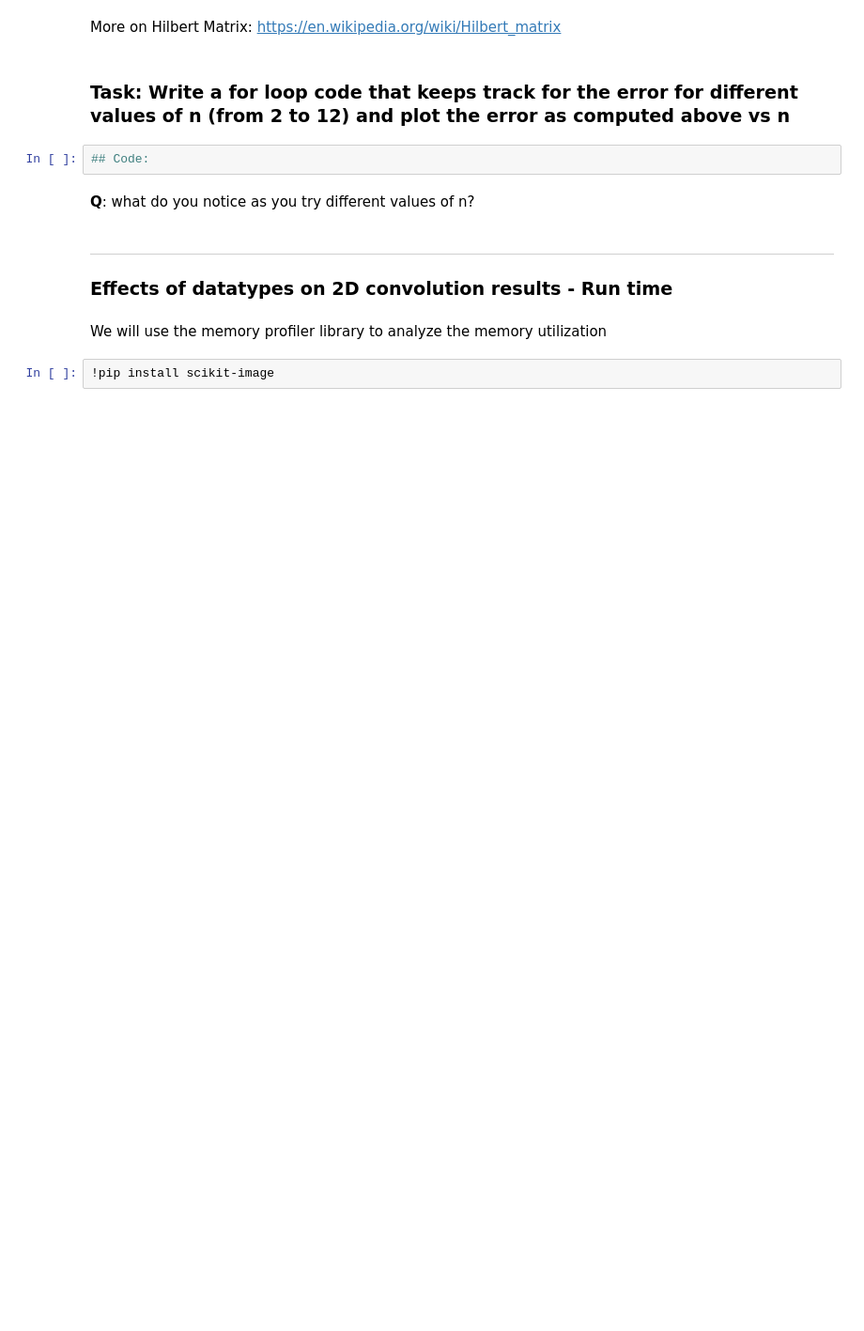
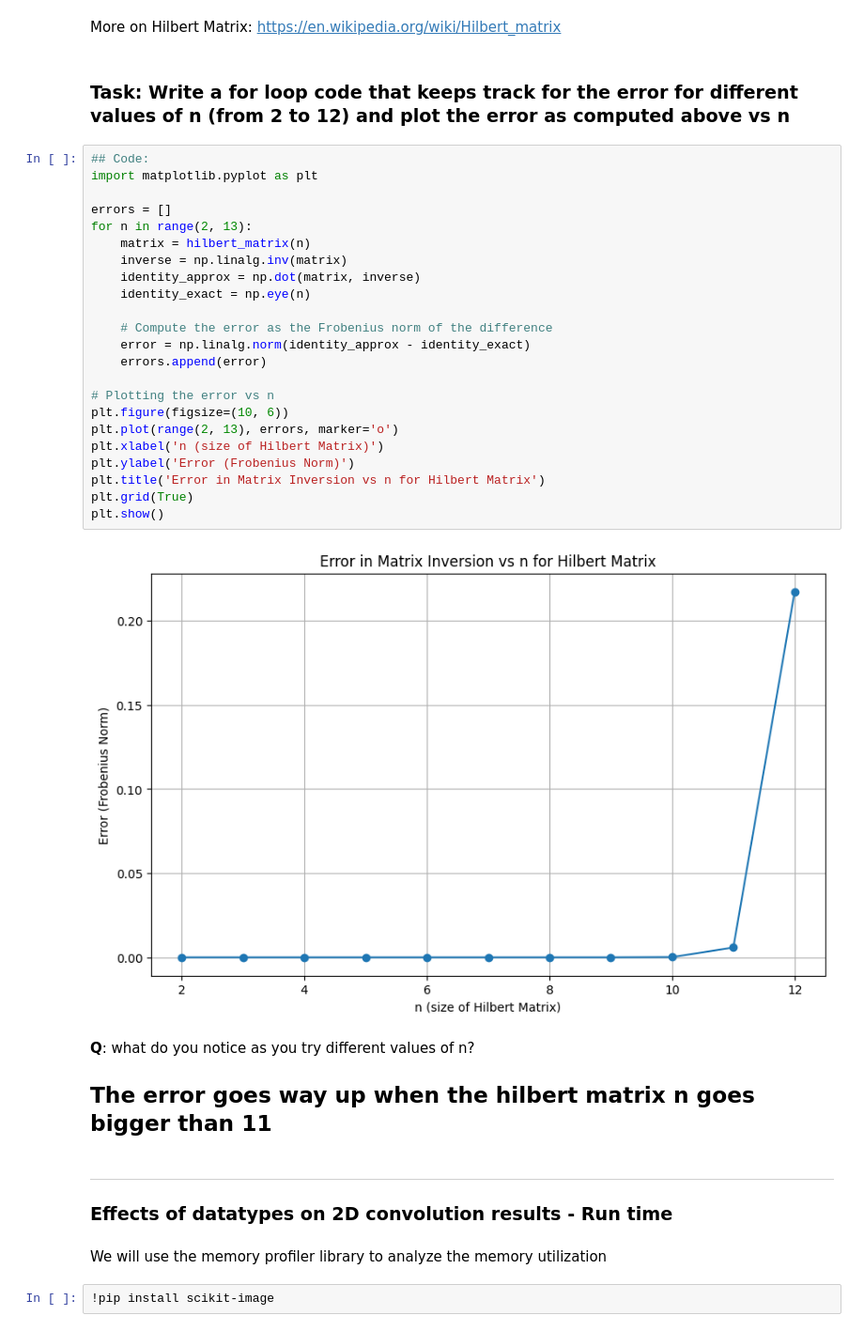
Before and after one commit to UIUC-BIOE488/yifan20_Lab4, a Jupyter notebook: Lab4-Datatypes_in_Memory.ipynb, the cells around one changed output. Shown at 94% size. Saved outputs shown, nothing was run; the diff lists cells and outputs as text; blank space fills up the shorter version.

```diff
--- a/Lab4-Datatypes_in_Memory.ipynb
+++ b/Lab4-Datatypes_in_Memory.ipynb
@@ -285,10 +422,35 @@ print(f"\nError from Identity: {error}")
 More on Hilbert Matrix: https://en.wikipedia.org/wiki/Hilbert_matrix
 # %% [markdown]
 ### **Task**: Write a for loop code that keeps track for the error for different values of n (from 2 to 12) and plot the error as computed above vs n
-# %%
-## Code:
+# %%
+## Code:
+import matplotlib.pyplot as plt
+
+errors = []
+for n in range(2, 13):
+    matrix = hilbert_matrix(n)
+    inverse = np.linalg.inv(matrix)
+    identity_approx = np.dot(matrix, inverse)
+    identity_exact = np.eye(n)
+
+    # Compute the error as the Frobenius norm of the difference
+    error = np.linalg.norm(identity_approx - identity_exact)
+    errors.append(error)
+
+# Plotting the error vs n
+plt.figure(figsize=(10, 6))
+plt.plot(range(2, 13), errors, marker='o')
+plt.xlabel('n (size of Hilbert Matrix)')
+plt.ylabel('Error (Frobenius Norm)')
+plt.title('Error in Matrix Inversion vs n for Hilbert Matrix')
+plt.grid(True)
+plt.show()
+# %% [output]
+[figure, added]
 # %% [markdown]
 **Q**: what do you notice as you try different values of n?
+
+## The error goes way up when the hilbert matrix n goes bigger than 11
 # %% [markdown]
 ---------------------------
 
```
Also changed, not shown: parts of 46 cells of this notebook.
